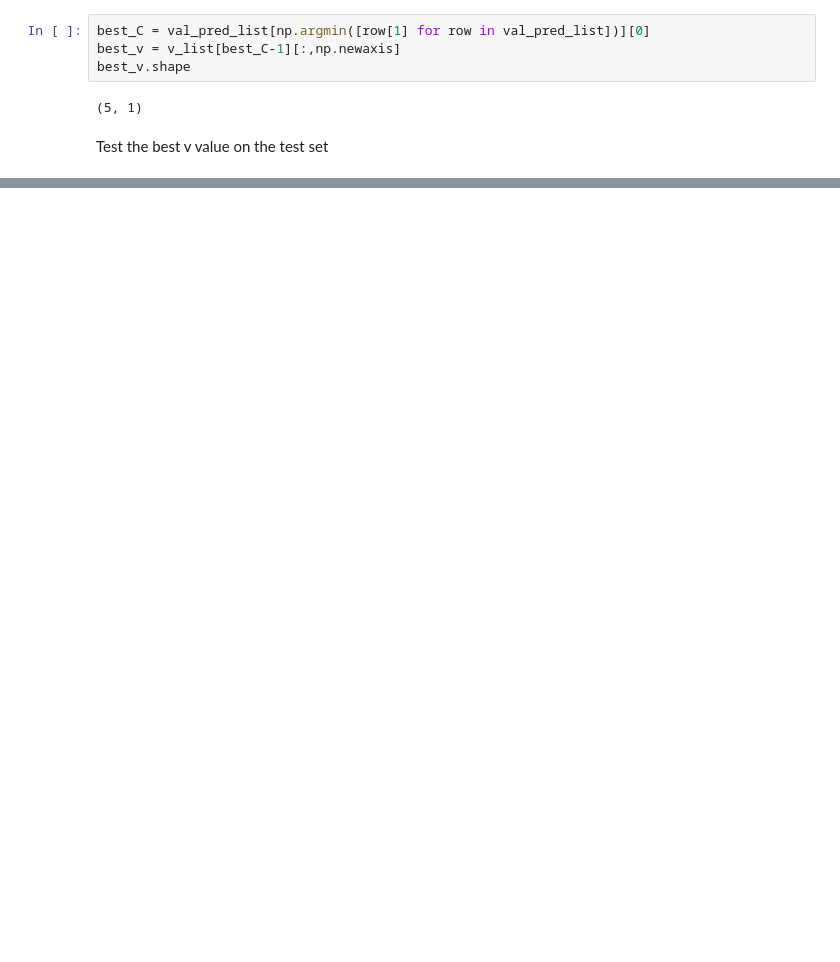
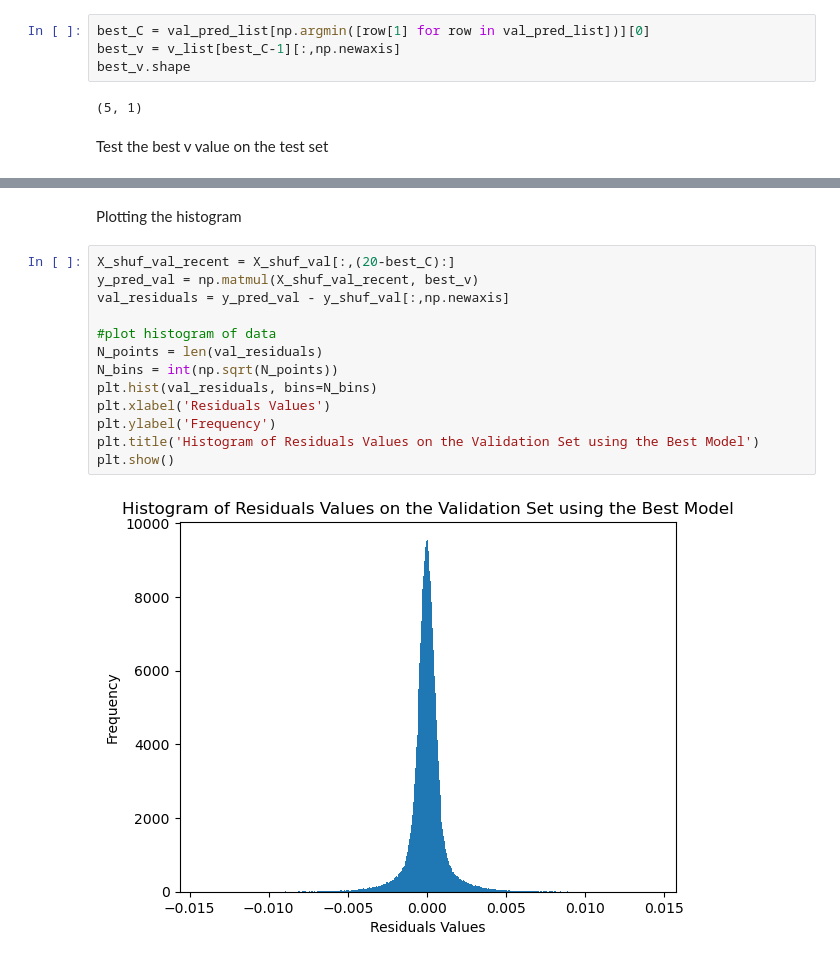
Before and after one commit to TWilson05/MLPR_Assignment1, a Jupyter notebook: Assignment1.ipynb, the cells around one changed output, grey strips where cells are left out. Drawn from its saved outputs; the diff is of its cells as text; blank space fills up the shorter version.

Commit message:
histogram

```diff
--- a/Assignment1.ipynb
+++ b/Assignment1.ipynb
@@ -300,0 +301,17 @@ MSE on test set is 2.8539169014111495e-06
+# %% [markdown]
+Plotting the histogram
+# %%
+X_shuf_val_recent = X_shuf_val[:,(20-best_C):]
+y_pred_val = np.matmul(X_shuf_val_recent, best_v)
+val_residuals = y_pred_val - y_shuf_val[:,np.newaxis]
+
+#plot histogram of data
+N_points = len(val_residuals)
+N_bins = int(np.sqrt(N_points))
+plt.hist(val_residuals, bins=N_bins)
+plt.xlabel('Residuals Values')
+plt.ylabel('Frequency')
+plt.title('Histogram of Residuals Values on the Validation Set using the Best Model')
+plt.show()
+# %% [output]
+[figure, added]
```
Also changed, not shown: parts of 3 cells of this notebook.
